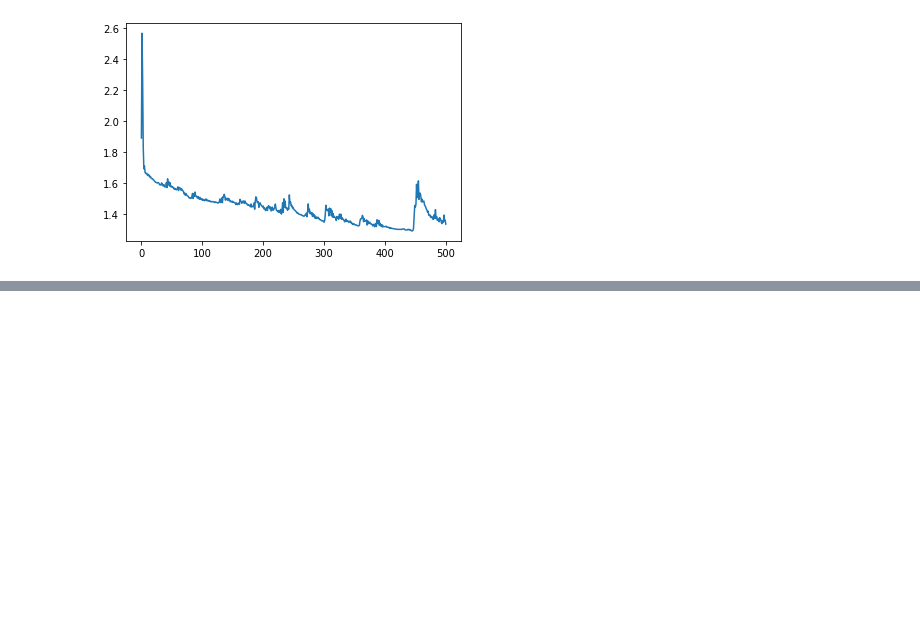
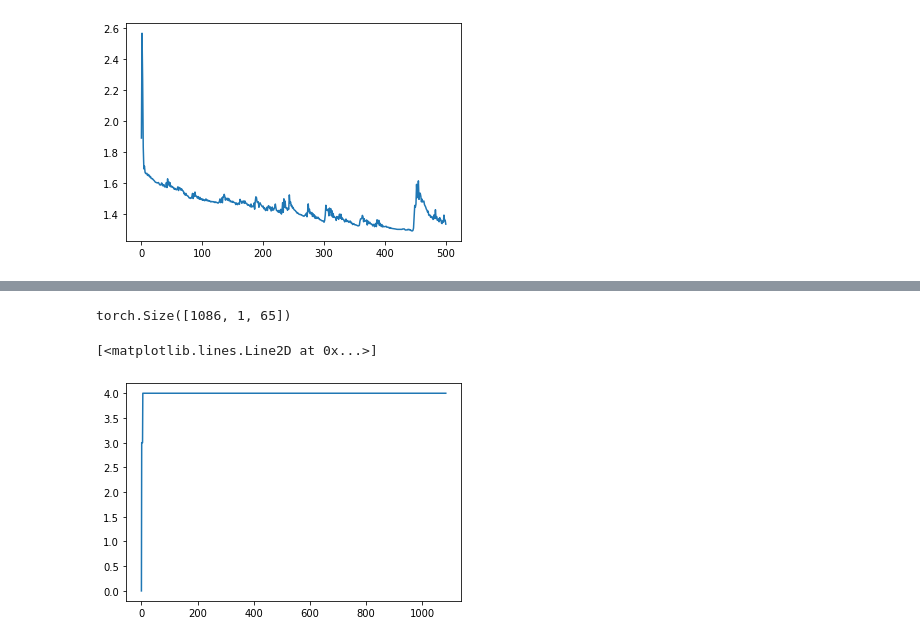
Before and after one commit to EvanSamaa/jali_sing, a Jupyter notebook: Vowel learning.ipynb, the cells around one changed output, grey strips where cells are left out. Saved outputs shown, nothing was run; the diff lists cells and outputs as text; code cells hidden in the pictures; blank space fills up the shorter version.

```diff
--- a/Vowel learning.ipynb
+++ b/Vowel learning.ipynb
@@ -441,0 +519,6 @@ plt.plot(training_curve[:,0])
+# %%
+model = LSTM_vowel_recognizer()
+cp = torch.load("C:/Users/evansamaa/Desktop/Dataset/models/model_epoch_1320.pt", map_location=torch.device('cpu'))
+model.load_state_dict(cp['model_state_dict'])
+# model.eval()
+model.eval()
@@ -441,0 +538,21 @@ plt.plot(training_curve[:,0])
+# %%
+audio_path = "E:/MASC/VocalSet/FULL/male1/long_tones/forte/m1_long_forte_a.wav"
+sound_arr, sr= librosa.load(audio_path, sr = 44100)
+sound_arr = (sound_arr-sound_arr.mean())/sound_arr.std()
+winstep = 441
+mfcc_feat = psf.mfcc(sound_arr, samplerate=sr, winlen=0.02, nfft = 2*winstep, numcep=13)
+logfbank_feat = psf.logfbank(sound_arr, samplerate=sr, winlen=0.02, nfft = 2*winstep, nfilt=26)
+ssc_feat = psf.ssc(sound_arr, samplerate=sr, winlen=0.02, nfft = 2*winstep, nfilt=26)
+full_feat = np.concatenate([mfcc_feat, logfbank_feat, ssc_feat], axis=1)
+input_vec = torch.tensor(np.expand_dims(full_feat, axis=1), dtype=torch.float32)
+print(input_vec.shape)
+# %% [output]
+torch.Size([1086, 1, 65])
+# %%
+out = model.test_forward(input_vec).detach().numpy()
+# %%
+# plt.plot(out[:, 0, 5])
+plt.plot(np.argmax(out[:, 0], axis=1))
+# %% [output]
+[<matplotlib.lines.Line2D at 0x...>]
+[figure, added]
```
Also changed, not shown: parts of 9 cells of this notebook, 4 other files.
